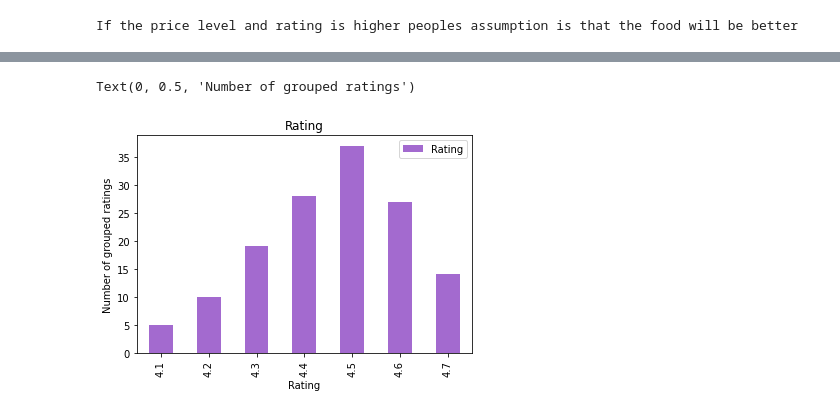
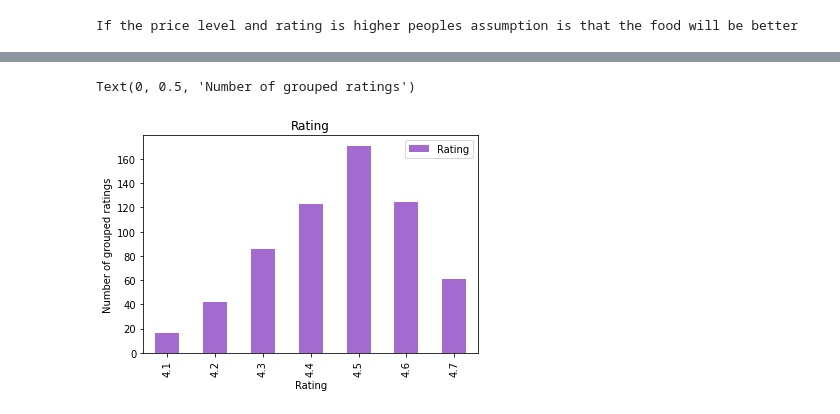
Before and after one commit to mward95/Restaurant_API, a Jupyter notebook: Matthew Ward/Restaurant_sort_df.ipynb, the cells around one changed output, grey strips where cells are left out. Saved outputs shown, nothing was run; the diff lists cells and outputs as text; code cells hidden in the pictures.

```diff
--- a/Matthew Ward/Restaurant_sort_df.ipynb
+++ b/Matthew Ward/Restaurant_sort_df.ipynb
@@ -1058,17 +1104,17 @@ when looking at the data we wanted to know what the most common review is given
 # %%
 r_bar=complete_df.groupby("Rating")
 # Create a dataframe
-r_count = pd.DataFrame(r_bar["Rating"].count())
+r_count = pd.DataFrame(r_bar["Rating"].sum())
 # Create a bar chart based off of the group series from before and label the title
 # used hexidecimal code for fun and you can pick way more specfic colors
 r_chart = r_count.plot(kind="bar", title="Rating", color="#A36ACF")
 # # Set the X-label and Y-label
 r_chart.set_xlabel("Rating")
 
 r_chart.set_ylabel("Number of grouped ratings")
 # %% [output]
 Text(0, 0.5, 'Number of grouped ratings')
-[figure, old version]
+[figure, new version]
 # %%
 r_bar=complete_df.groupby("City")
 # Create a dataframe mean
```
Also changed, not shown: parts of 17 cells of this notebook.
